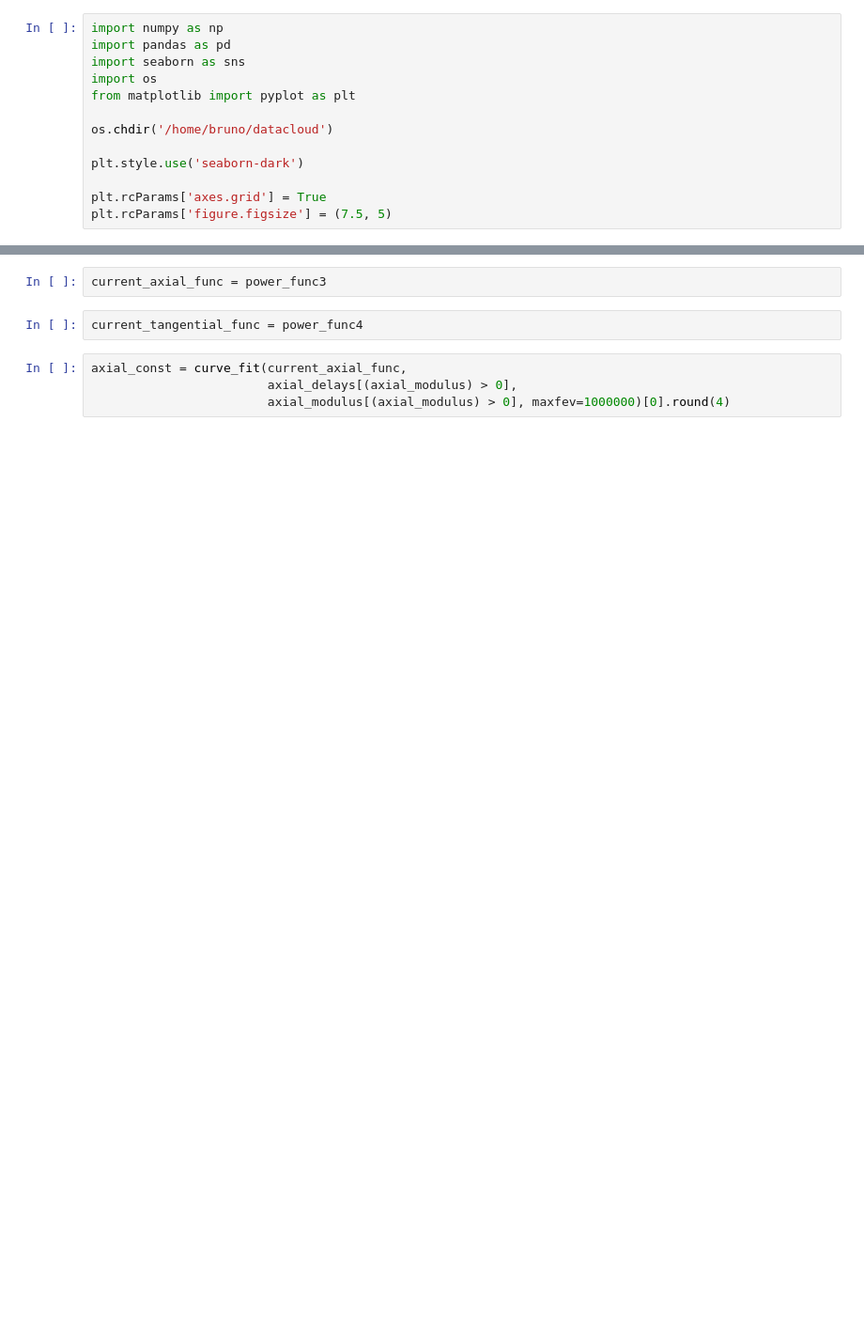
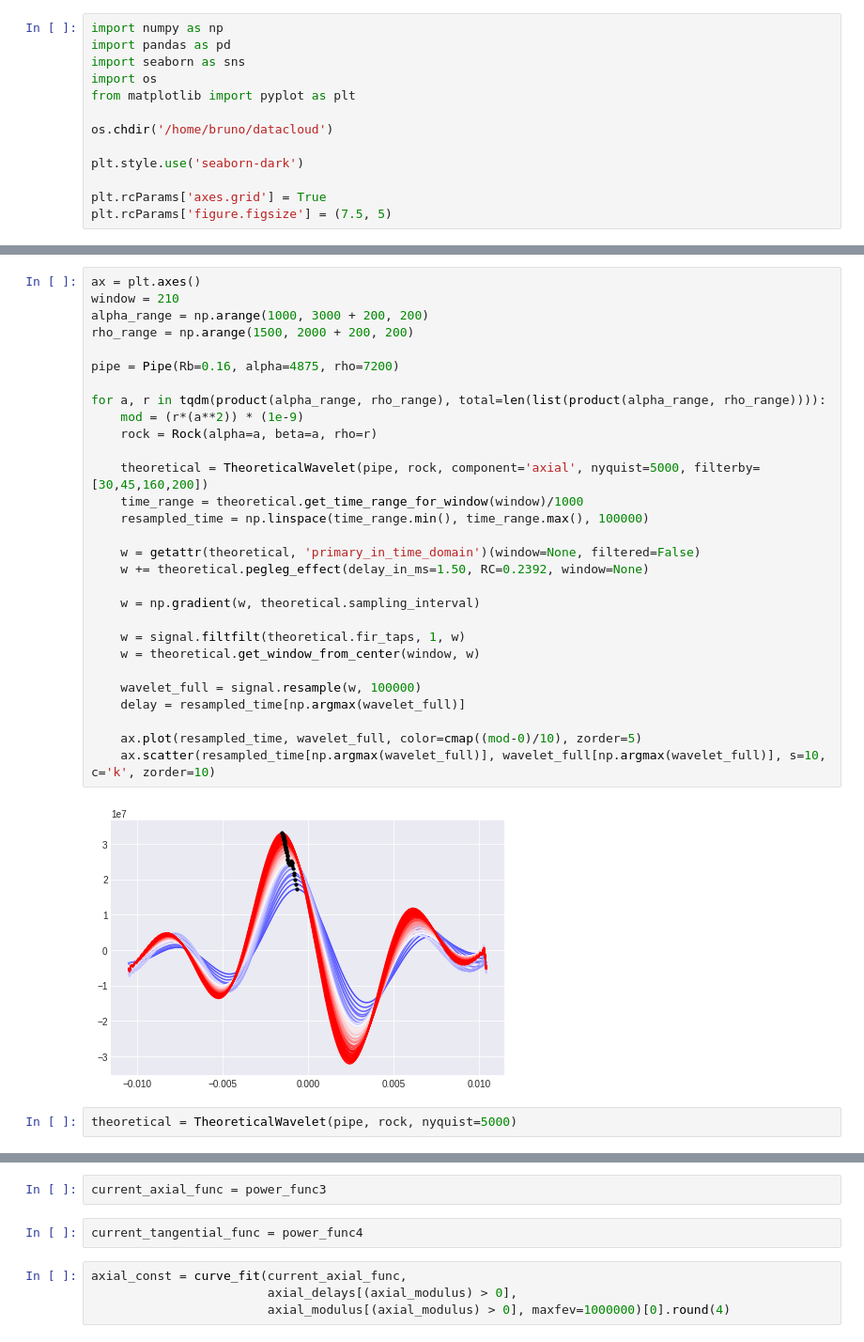
Before and after one commit to navaneethakumar-balasubramanian/rhino_theory, a Jupyter notebook: notebooks/Modeling.ipynb, the cells around one changed output, grey strips where cells are left out. Shown at 94% size. Cells and saved outputs as stored; diff of their text form; blank space fills up the shorter version.

```diff
--- a/notebooks/Modeling.ipynb
+++ b/notebooks/Modeling.ipynb
@@ -24,0 +31,33 @@ from tqdm import tqdm_notebook
+# %%
+ax = plt.axes()
+window = 210
+alpha_range = np.arange(1000, 3000 + 200, 200)
+rho_range = np.arange(1500, 2000 + 200, 200)
+
+pipe = Pipe(Rb=0.16, alpha=4875, rho=7200)
+
+for a, r in tqdm(product(alpha_range, rho_range), total=len(list(product(alpha_range, rho_range)))):
+    mod = (r*(a**2)) * (1e-9)
+    rock = Rock(alpha=a, beta=a, rho=r)
+
+    theoretical = TheoreticalWavelet(pipe, rock, component='axial', nyquist=5000, filterby=[30,45,160,200])
+    time_range = theoretical.get_time_range_for_window(window)/1000
+    resampled_time = np.linspace(time_range.min(), time_range.max(), 100000)
+
+    w = getattr(theoretical, 'primary_in_time_domain')(window=None, filtered=False)
+    w += theoretical.pegleg_effect(delay_in_ms=1.50, RC=0.2392, window=None)
+
+    w = np.gradient(w, theoretical.sampling_interval)
+
+    w = signal.filtfilt(theoretical.fir_taps, 1, w)
+    w = theoretical.get_window_from_center(window, w)
+
+    wavelet_full = signal.resample(w, 100000)
+    delay = resampled_time[np.argmax(wavelet_full)]
+
+    ax.plot(resampled_time, wavelet_full, color=cmap((mod-0)/10), zorder=5)
+    ax.scatter(resampled_time[np.argmax(wavelet_full)], wavelet_full[np.argmax(wavelet_full)], s=10, c='k', zorder=10)
+# %% [output]
+[figure, added]
+# %%
+theoretical = TheoreticalWavelet(pipe, rock, nyquist=5000)
```
Also changed, not shown: parts of 28 cells of this notebook, 6 other files.
